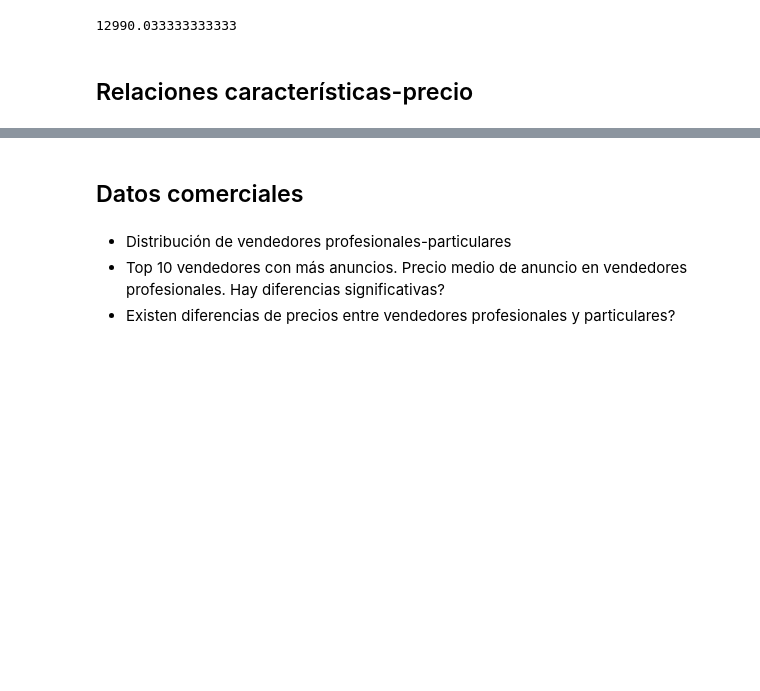
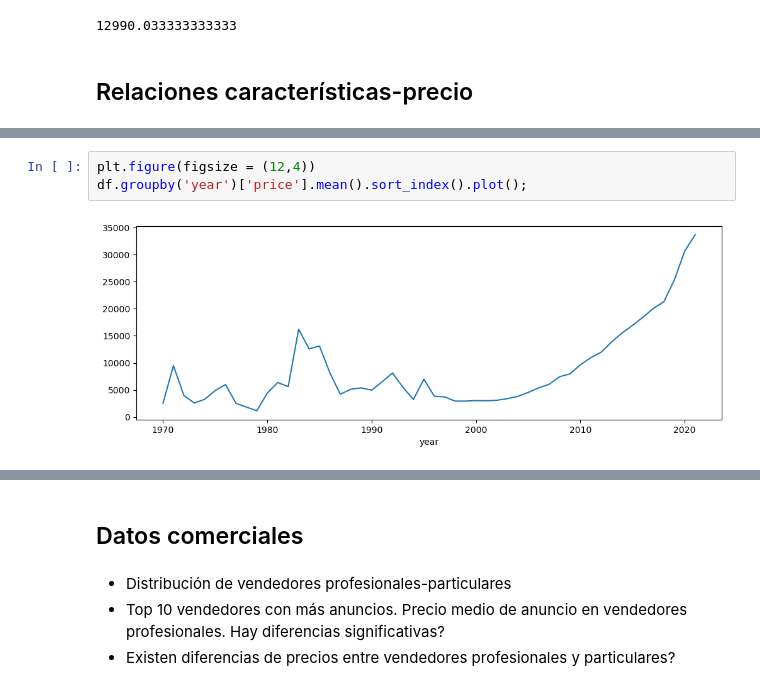
Before and after one commit to jdonosop/proyecto-portafolio, a Jupyter notebook: notebooks/Notebook_1.ipynb, the cells around one changed output, grey strips where cells are left out. Cells and saved outputs as stored; diff of their text form; blank space fills up the shorter version.

```diff
--- a/notebooks/Notebook_1.ipynb
+++ b/notebooks/Notebook_1.ipynb
@@ -304,0 +323,5 @@ df[
+# %%
+plt.figure(figsize = (12,4))
+df.groupby('year')['price'].mean().sort_index().plot();
+# %% [output]
+[figure, added]
```
Also changed, not shown: parts of 24 cells of this notebook, 1 other file.
